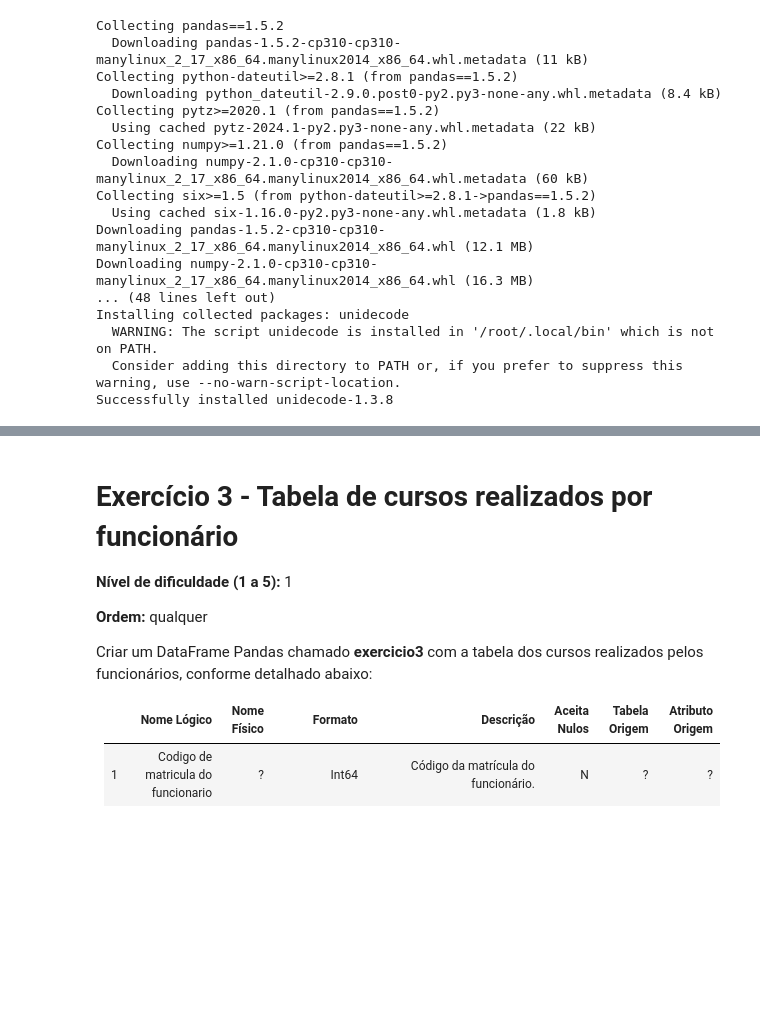
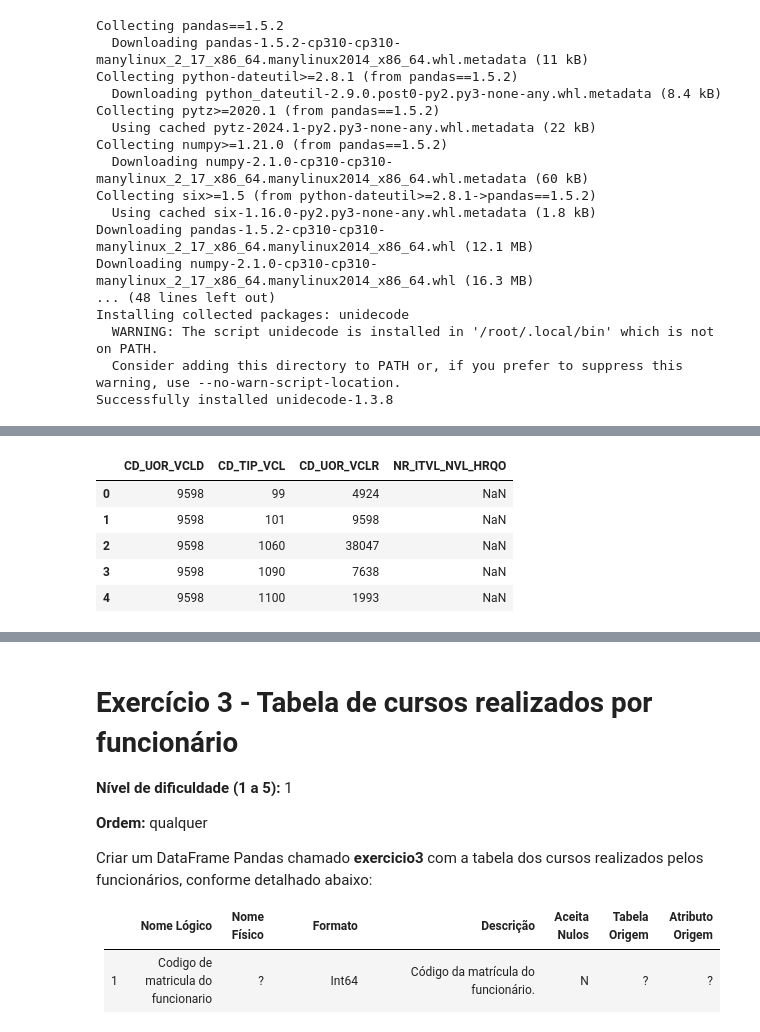
Before and after one commit to fabioobm/desafio_engenharia, a Jupyter notebook: F3157395_engenharia.ipynb, the cells around one changed output, grey strips where cells are left out. Cells and saved outputs as stored; diff of their text form; code cells hidden in the pictures; blank space fills up the shorter version.

```diff
--- a/F3157395_engenharia.ipynb
+++ b/F3157395_engenharia.ipynb
@@ -274,6 +273,17 @@ Ao final do exerício, o resultado da consulta do cabeçado (<b>.head()</b>) do
 <b>Dica 1:</b> verifique o <b>Vocabulário de Termos</b> anexo para saber mais sobre o termo <b>&lt;NA&gt;</b> e o tipo <b>Int64</b>.
 
 <b>Dica 2:</b> os registros nulos somente deverão ser tratados quando expressamente orientado no enunciado do exercício.
+# %%
+exercicio1 = pd.read_csv("https://raw.githubusercontent.com/fabioobm/desafio_engenharia/main/bases/VCL_UOR.csv", sep=";")
+# %%
+exercicio1.head()
+# %% [output]
+|  | CD_UOR_VCLD | CD_TIP_VCL | CD_UOR_VCLR | NR_ITVL_NVL_HRQO |
+| 0 | 9598 | 99 | 4924 | NaN |
+| 1 | 9598 | 101 | 9598 | NaN |
+| 2 | 9598 | 1060 | 38047 | NaN |
+| 3 | 9598 | 1090 | 7638 | NaN |
+| 4 | 9598 | 1100 | 1993 | NaN |
 # %% [markdown]
 # Exercício 2 - Tabela de Unidades Organizacionais (UOR) do BB
 
```
Also changed, not shown: parts of 1 cell of this notebook.
